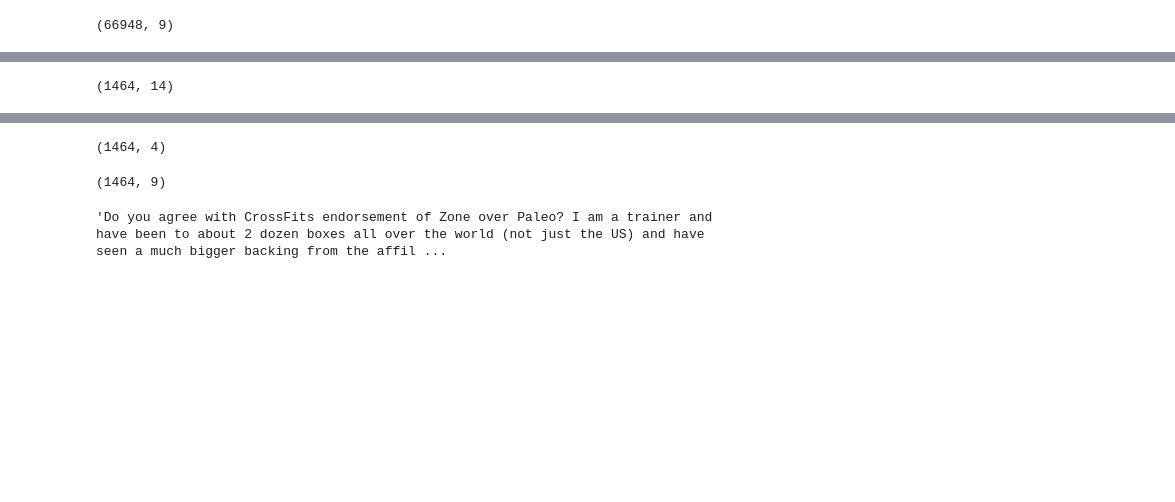
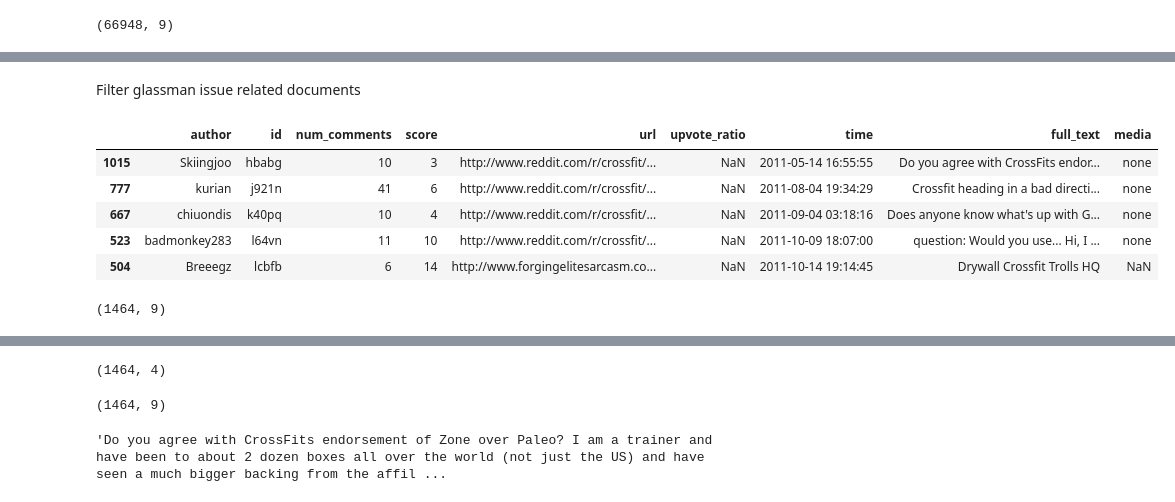
Before and after one commit to grettel13/nlp_crossfit_subreddit, a Jupyter notebook: cf_reddit_sentiment.ipynb, the cells around one changed output, grey strips where cells are left out. Cells and saved outputs as stored; diff of their text form; code cells hidden in the pictures; blank space fills up the shorter version.

```diff
--- a/cf_reddit_sentiment.ipynb
+++ b/cf_reddit_sentiment.ipynb
@@ -11,6 +17,6 @@ import reddit as red
 # %%
-#import data
-picklefile_name = './reddit_pkl_data/df_praw_full_blm.pkl'
+#import df_praw data with glassman columns
+picklefile_name = '../reddit_pkl_data/df_praw_full_blm.pkl'
 with open(picklefile_name, 'rb') as picklefile:
     df_praw = pickle.load(picklefile)
 # %%
@@ -36,6 +44,6 @@ df_orig.loc[1015].full_text
 # %%
-#import original df with original wording
-picklefile_name = './reddit_pkl_data/2008_2021feb19_df.pkl'
+# import original df with original wording
+picklefile_name = '../reddit_pkl_data/2008_2021feb19_df.pkl'
 with open(picklefile_name, 'rb') as picklefile:
     df_orig = pickle.load(picklefile)
 # %%
@@ -71,7 +80,7 @@ new_line = lambda x: x.replace('\n', ' ')
 
 df_orig['full_text'] = df_orig.full_text.map(new_line)
 # %%
-#import df_orig and df_blem
-picklefile_name = './reddit_pkl_data/sentiment_df_blm.pkl'
-with open(picklefile_name, 'rb') as picklefile:
-    df_blm = pickle.load(picklefile)
+# #import df_orig and df_blem
+# picklefile_name = '../reddit_pkl_data/sentiment_df_blm.pkl'
+# with open(picklefile_name, 'rb') as picklefile:
+#     df_blm = pickle.load(picklefile)
@@ -81,0 +87,2 @@ df_filt = df_orig.loc[blm_idx_list]
+# %% [markdown]
+Filter glassman issue related documents
@@ -82,4 +92,15 @@ df_filt = df_orig.loc[blm_idx_list]
+# %%
+# Identify original text for blm index
+df_filt = df_orig.loc[blm_idx_list]
+df_filt.head()
+# %% [output]
+|  | author | id | num_comments | score | url | upvote_ratio | time | full_text | media |
+| 1015 | Skiingjoo | hbabg | 10 | 3 | http://www.reddit.com/r/crossfit/... | NaN | 2011-05-14 16:55:55 | Do you agree with CrossFits endor... | none |
+| 777 | kurian | j921n | 41 | 6 | http://www.reddit.com/r/crossfit/... | NaN | 2011-08-04 19:34:29 | Crossfit heading in a bad directi... | none |
+| 667 | chiuondis | k40pq | 10 | 4 | http://www.reddit.com/r/crossfit/... | NaN | 2011-09-04 03:18:16 | Does anyone know what's up with G... | none |
+| 523 | badmonkey283 | l64vn | 11 | 10 | http://www.reddit.com/r/crossfit/... | NaN | 2011-10-09 18:07:00 | question: Would you use... Hi, I ... | none |
+| 504 | Breeegz | lcbfb | 6 | 14 | http://www.forgingelitesarcasm.co... | NaN | 2011-10-14 19:14:45 | Drywall Crossfit Trolls HQ | NaN |
 # %%
 df_filt.shape
 # %% [output]
-(1464, 14)
+(1464, 9)
```
Also changed, not shown: parts of 33 cells of this notebook.
